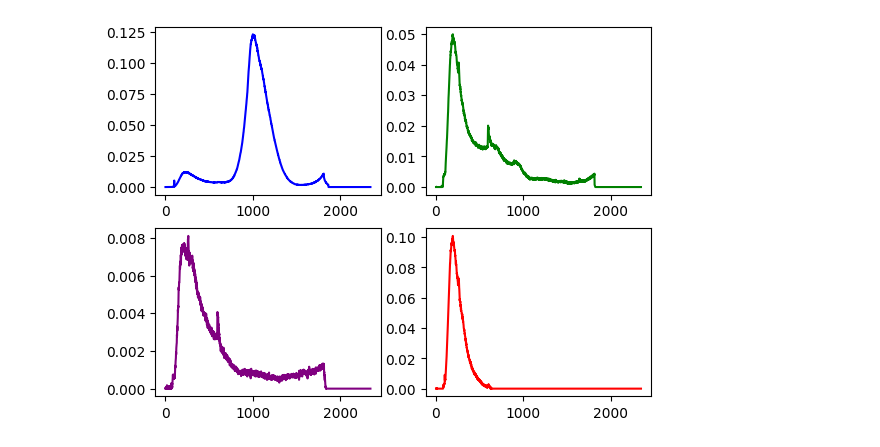
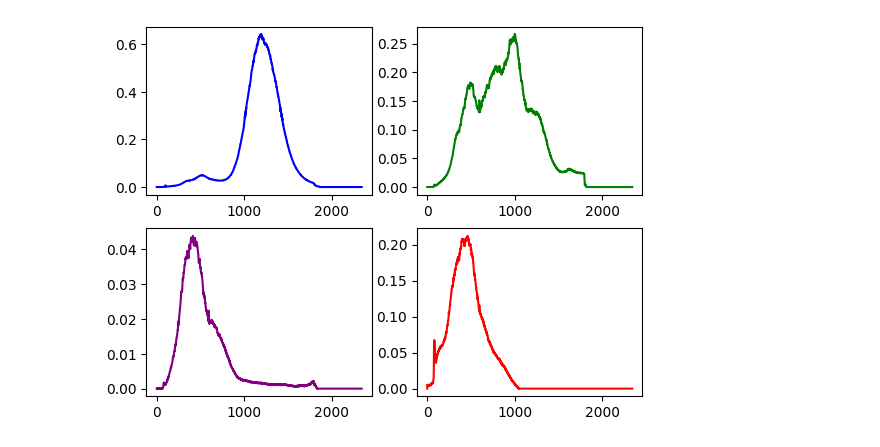
Before and after one commit to shimishiun3/Bulk_Modulus, a Jupyter notebook: Peak_analysis/Peak_analyzer.ipynb, the cells around one changed output. Saved outputs shown, nothing was run; the diff lists cells and outputs as text; code cells hidden in the pictures.

```diff
--- a/Peak_analysis/Peak_analyzer.ipynb
+++ b/Peak_analysis/Peak_analyzer.ipynb
@@ -5,35 +5,35 @@ from scipy.signal import savgol_filter
 import matplotlib.pyplot as plt
 import pybeads
 
 # CSVファイルを読み込み、最終行を除去
-data = pd.read_csv('SWNT.csv', skipfooter=1, engine='python')
+data = pd.read_csv('TM300-CMS.csv', skipfooter=1, engine='python')
 
 # Figureオブジェクトを作成
 fig = plt.figure()
 # Axesオブジェクトを作成
 # 1つのFigureに複数のAxesを作成
 ax1 = fig.add_subplot(2, 2, 1)
 ax2 = fig.add_subplot(2, 2, 2)
 ax3 = fig.add_subplot(2, 2, 3)
 ax4 = fig.add_subplot(2, 2, 4)
 
 # プロットするデータ
 x = data['Temp.']
 H2 = data['H2']
 CO = data['CO']
 CO2 = data['CO2']
 H2O = data['H2O']
 
 # プロット
 ax1.plot(x, H2, 'b')
 ax2.plot(x, CO, 'g')
 ax3.plot(x, CO2, 'purple')
 ax4.plot(x, H2O, 'r')
 
 # プロットの表示
 plt.show()
 # %% [output]
-[figure, old version]
+[figure, new version]
 # %%
 # H2, CO, CO2, H2Oシグナルを平滑化（Savitzky-Golayフィルタ使用）
 
```
Also changed, not shown: parts of 3 cells of this notebook.
